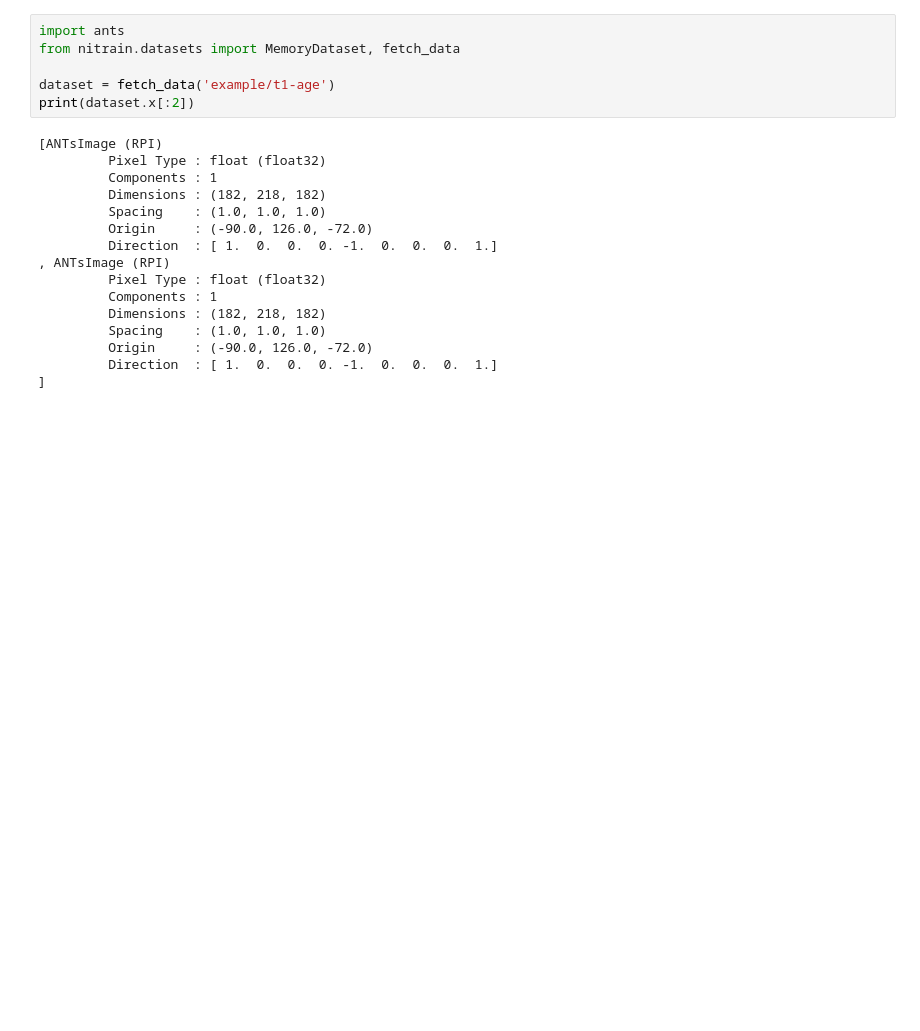
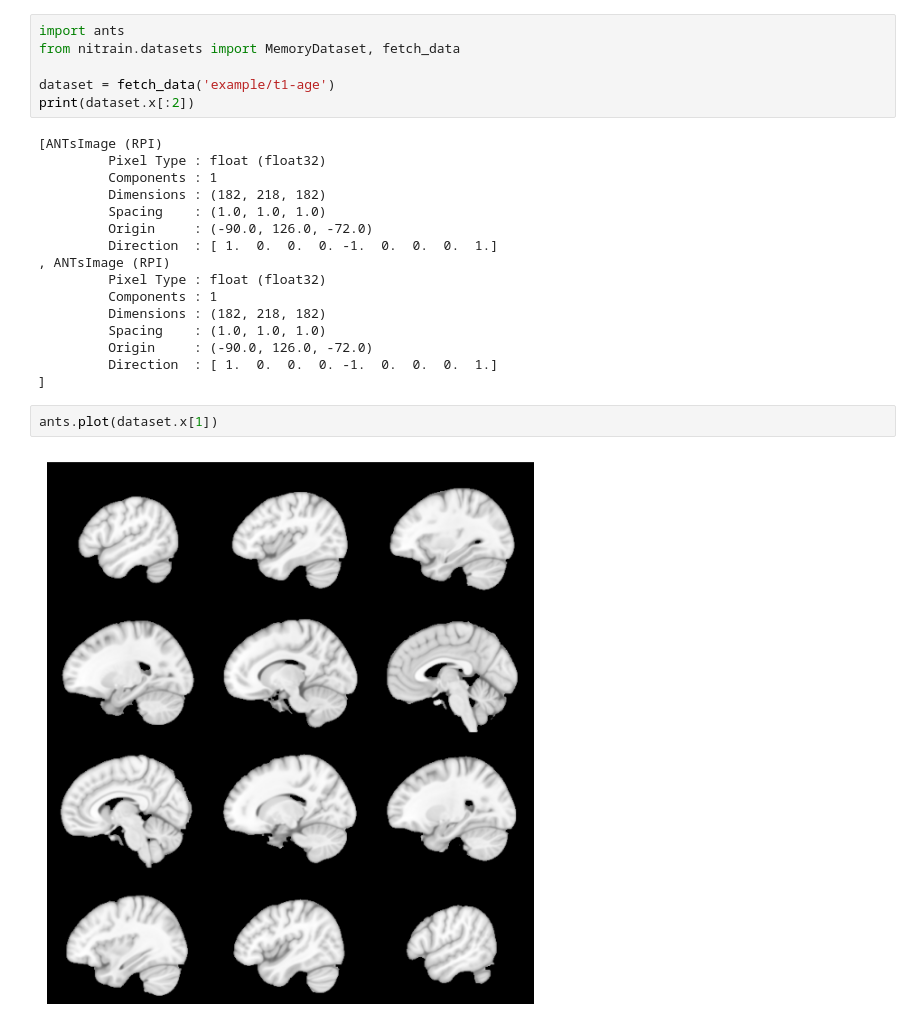
Before and after one commit to nitrain/nitrain, a Jupyter notebook: tutorials/3. Transforms.ipynb, the cells around one changed output. Saved outputs shown, nothing was run; the diff lists cells and outputs as text; blank space fills up the shorter version.

Commit message:
add images to markdown tutorials

```diff
--- a/tutorials/3. Transforms.ipynb
+++ b/tutorials/3. Transforms.ipynb
@@ -30,3 +30,7 @@ print(dataset.x[:2])
          Origin     : (-90.0, 126.0, -72.0)
          Direction  : [ 1.  0.  0.  0. -1.  0.  0.  0.  1.]
 ]
+# %%
+ants.plot(dataset.x[1])
+# %% [output]
+[figure, added]
```
Also changed, not shown: 2 other files.
